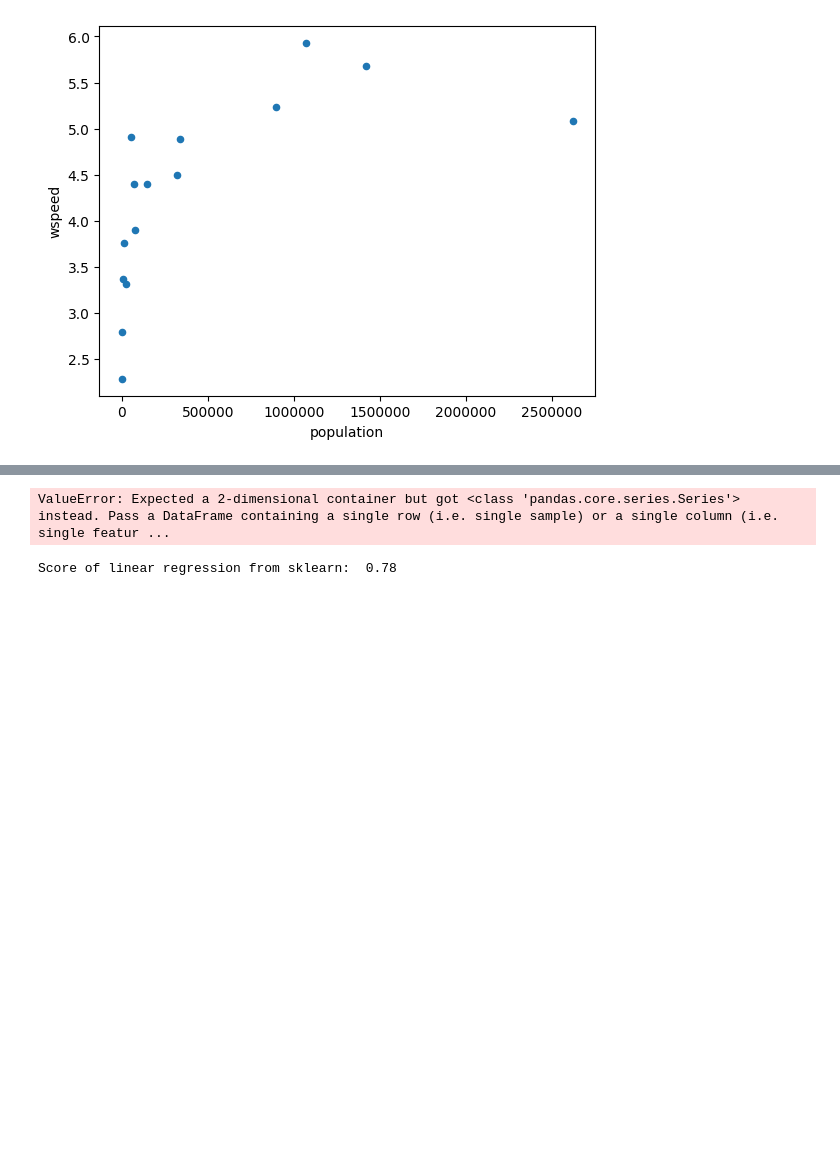
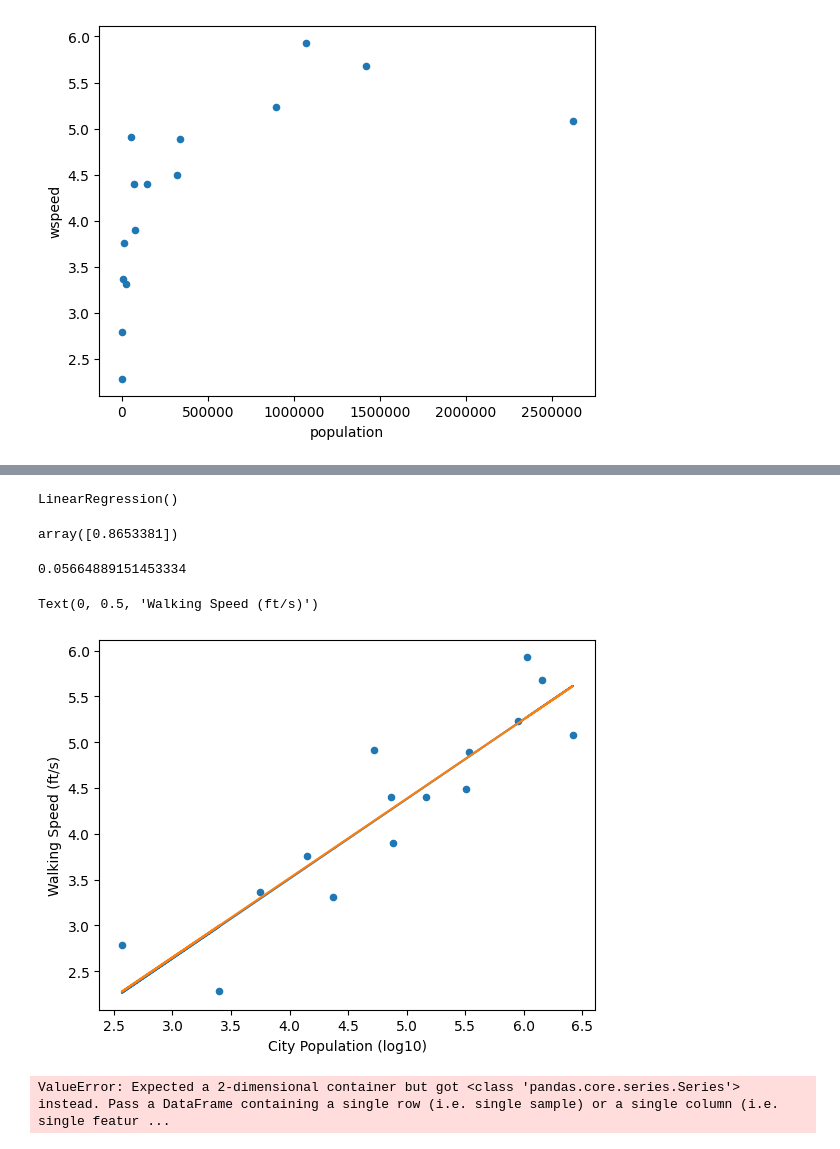
Before and after one commit to adeoluafo/FDSDE_AAfolabi, a Jupyter notebook: ClassDemo/linefitting.ipynb, the cells around one changed output, grey strips where cells are left out. Cells and saved outputs as stored; diff of their text form; code cells hidden in the pictures; blank space fills up the shorter version.

```diff
--- a/ClassDemo/linefitting.ipynb
+++ b/ClassDemo/linefitting.ipynb
@@ -106,3 +106,29 @@ Text(0, 0.5, 'Walking Speed (ft/s)')
+# %%
+from sklearn.linear_model import LinearRegression
+reg = LinearRegression()
+#reg.fit(df["population"],df["wspeed"])
+# %%
+reg.fit(df["population"].values.reshape(-1, 1), df["wspeed"])
+# %% [output]
+LinearRegression()
+# %%
+reg.coef_
+# %% [output]
+array([0.8653381])
+# %%
+reg.intercept_
+# %% [output]
+0.05664889151453334
+# %%
+df["prediction_sklearn"] = reg.predict(df["population"].values.reshape(-1,1))
+ax = df.plot("population", "wspeed", kind="scatter")
+ax.plot(df["population"], df["prediction_manual"])
+ax.plot(df["population"], df["prediction_numpy"])
+ax.set_xlabel("City Population (log10)")
+ax.set_ylabel("Walking Speed (ft/s)")
+# %% [output]
+Text(0, 0.5, 'Walking Speed (ft/s)')
+[figure, added]
 # %%
 from sklearn.linear_model import LinearRegression
 
@@ -114,8 +142,6 @@ reg = LinearRegression().fit(df["population"].values.reshape(-1, 1), df["wspeed"
 # %%
 score = reg.score(df["population"].values.reshape(-1, 1), df["wspeed"].values)
 print(f"Score of linear regression from sklearn: {score: .2f}")
-# %% [output]
-Score of linear regression from sklearn:  0.78
 # %%
 df["prediction_sklearn"] = reg.predict(df["population"].values.reshape(-1, 1))
 # %%
```
Also changed, not shown: parts of 9 cells of this notebook.
